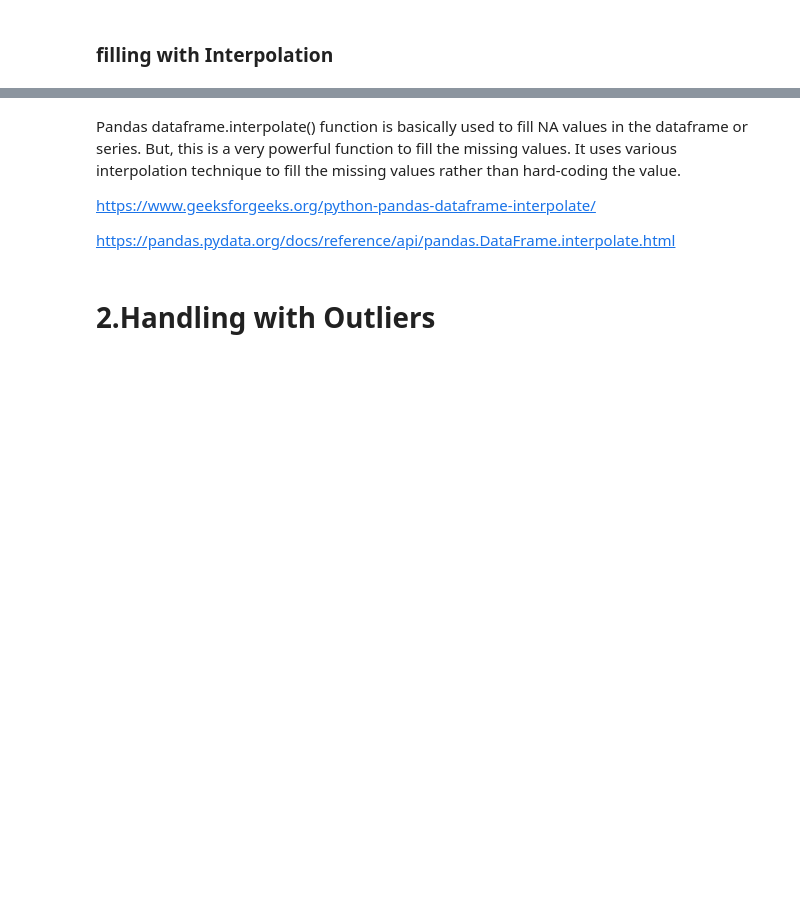
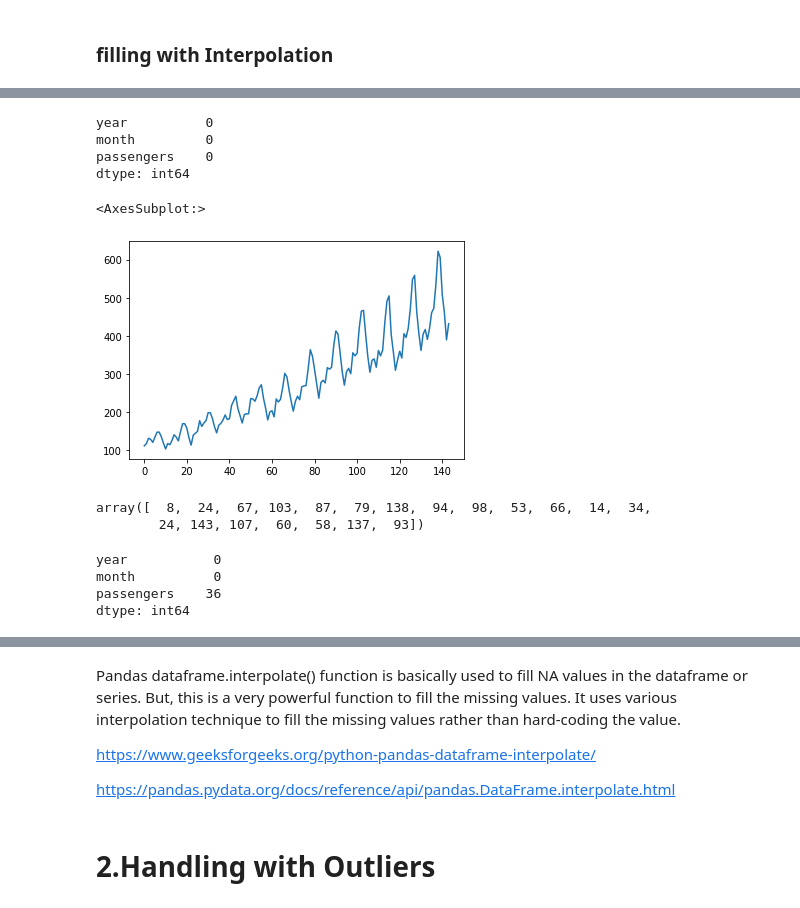
Before and after one commit to bulent-1111/Data_Science, a Jupyter notebook: Pandas/DAwPy_S6_(Handling_Missing_Values,_Outliers)_Emty.ipynb, the cells around one changed output, grey strips where cells are left out. Drawn from its saved outputs; the diff is of its cells as text; code cells hidden in the pictures; blank space fills up the shorter version.

```diff
--- a/Pandas/DAwPy_S6_(Handling_Missing_Values,_Outliers)_Emty.ipynb
+++ b/Pandas/DAwPy_S6_(Handling_Missing_Values,_Outliers)_Emty.ipynb
@@ -767,0 +1111,3 @@ https://www.geeksforgeeks.org/python-pandas-dataframe-interpolate/
+# %%
+flights = sns.load_dataset('flights')
+flights
@@ -767,0 +1141,18 @@ https://www.geeksforgeeks.org/python-pandas-dataframe-interpolate/
+# %%
+flights.isnull().sum()
+# %% [output]
+year          0
+month         0
+passengers    0
+dtype: int64
+# %%
+flights.passengers.plot()
+# %% [output]
+<AxesSubplot:>
+[figure, added]
+# %%
+np.random.seed(100)
+np.random.randint(0,144,20)
+# %% [output]
+array([  8,  24,  67, 103,  87,  79, 138,  94,  98,  53,  66,  14,  34,
+        24, 143, 107,  60,  58, 137,  93])
@@ -767,0 +1161,7 @@ https://www.geeksforgeeks.org/python-pandas-dataframe-interpolate/
+# %%
+flights.isnull().sum()
+# %% [output]
+year           0
+month          0
+passengers    36
+dtype: int64
```
Also changed, not shown: parts of 57 cells of this notebook, 1 other file.
